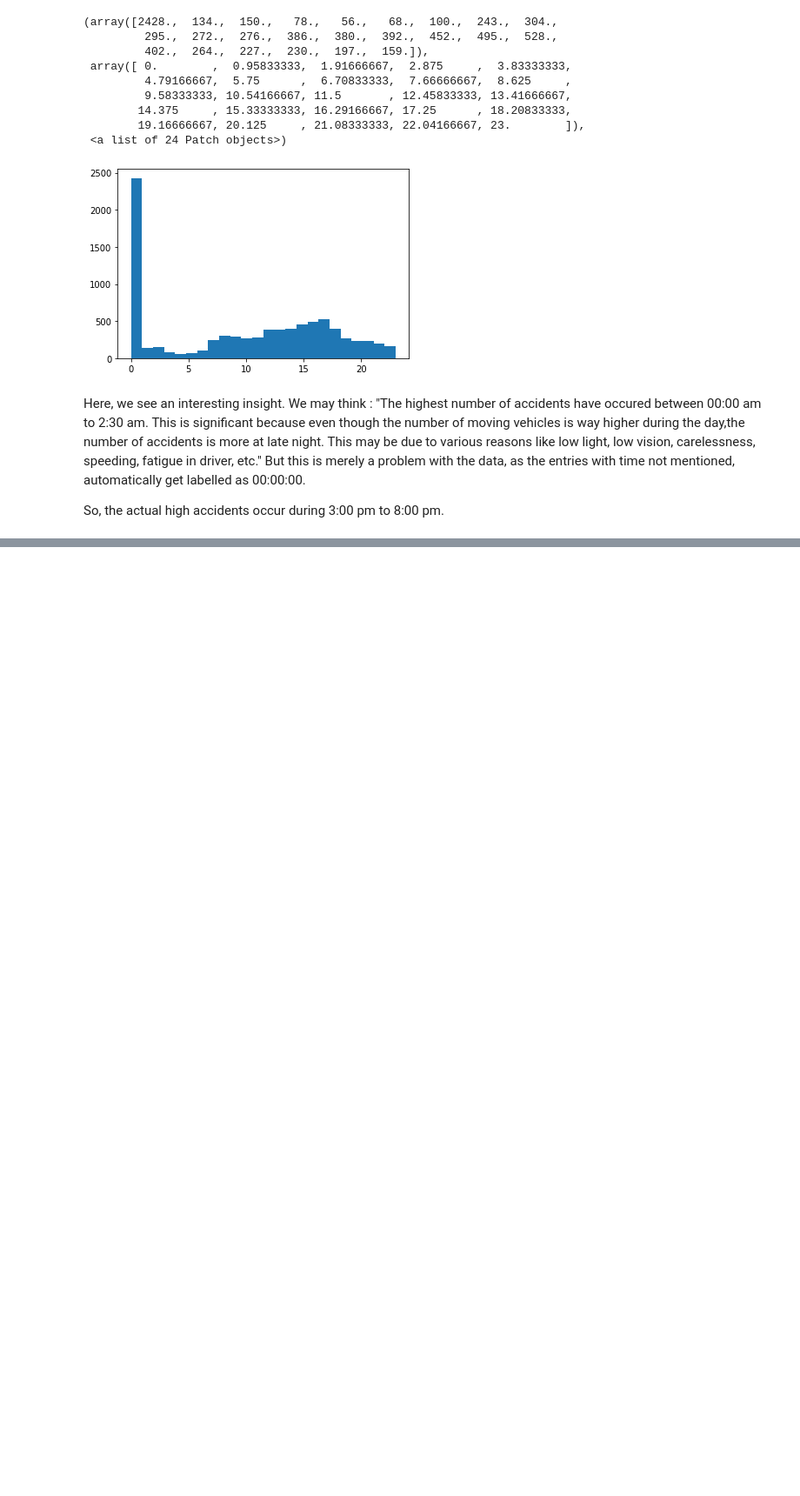
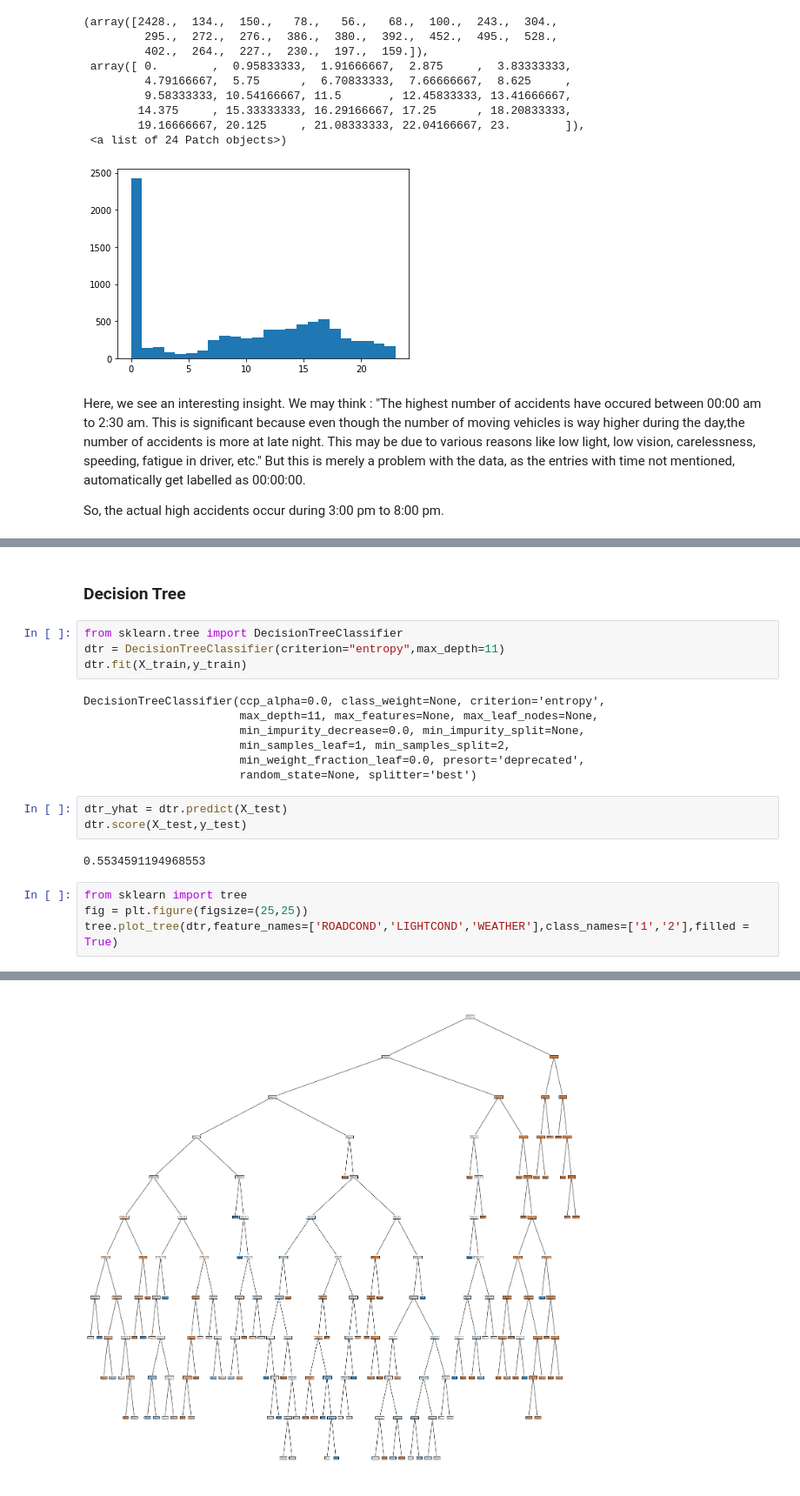
Before and after one commit to Ayushft/Coursera_Capstone, a Jupyter notebook: Applied_Data_Science_Capstone.ipynb, the cells around one changed output, grey strips where cells are left out. Shown at 87% size. Saved outputs shown, nothing was run; the diff lists cells and outputs as text; blank space fills up the shorter version.

```diff
--- a/Applied_Data_Science_Capstone.ipynb
+++ b/Applied_Data_Science_Capstone.ipynb
@@ -117,0 +232,23 @@ So, the actual high accidents occur during 3:00 pm to 8:00 pm.
+# %% [markdown]
+### Decision Tree
+# %%
+from sklearn.tree import DecisionTreeClassifier
+dtr = DecisionTreeClassifier(criterion="entropy",max_depth=11)
+dtr.fit(X_train,y_train)
+# %% [output]
+DecisionTreeClassifier(ccp_alpha=0.0, class_weight=None, criterion='entropy',
+                       max_depth=11, max_features=None, max_leaf_nodes=None,
+                       min_impurity_decrease=0.0, min_impurity_split=None,
+                       min_samples_leaf=1, min_samples_split=2,
+                       min_weight_fraction_leaf=0.0, presort='deprecated',
+                       random_state=None, splitter='best')
+# %%
+dtr_yhat = dtr.predict(X_test)
+dtr.score(X_test,y_test)
+# %% [output]
+0.5534591194968553
+# %%
+from sklearn import tree
+fig = plt.figure(figsize=(25,25))
+tree.plot_tree(dtr,feature_names=['ROADCOND','LIGHTCOND','WEATHER'],class_names=['1','2'],filled = True)
+# %% [output]
@@ -117,0 +272 @@ So, the actual high accidents occur during 3:00 pm to 8:00 pm.
+[figure, added]
```
Also changed, not shown: parts of 20 cells of this notebook.
